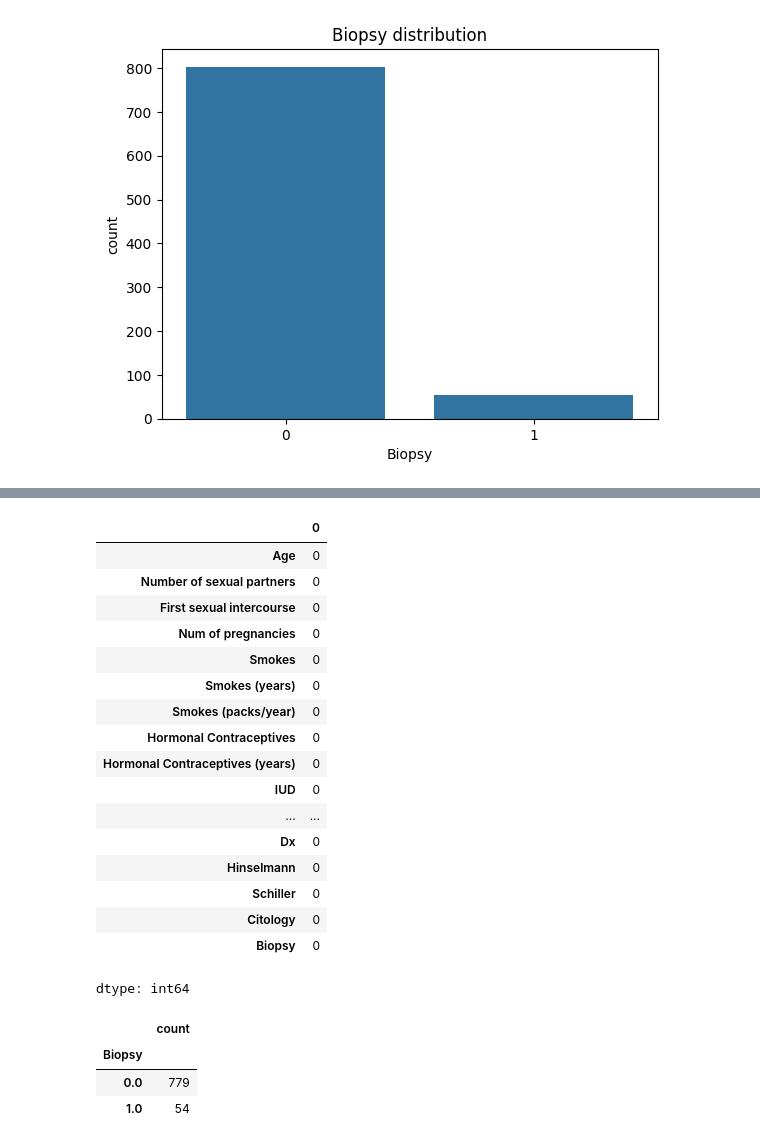
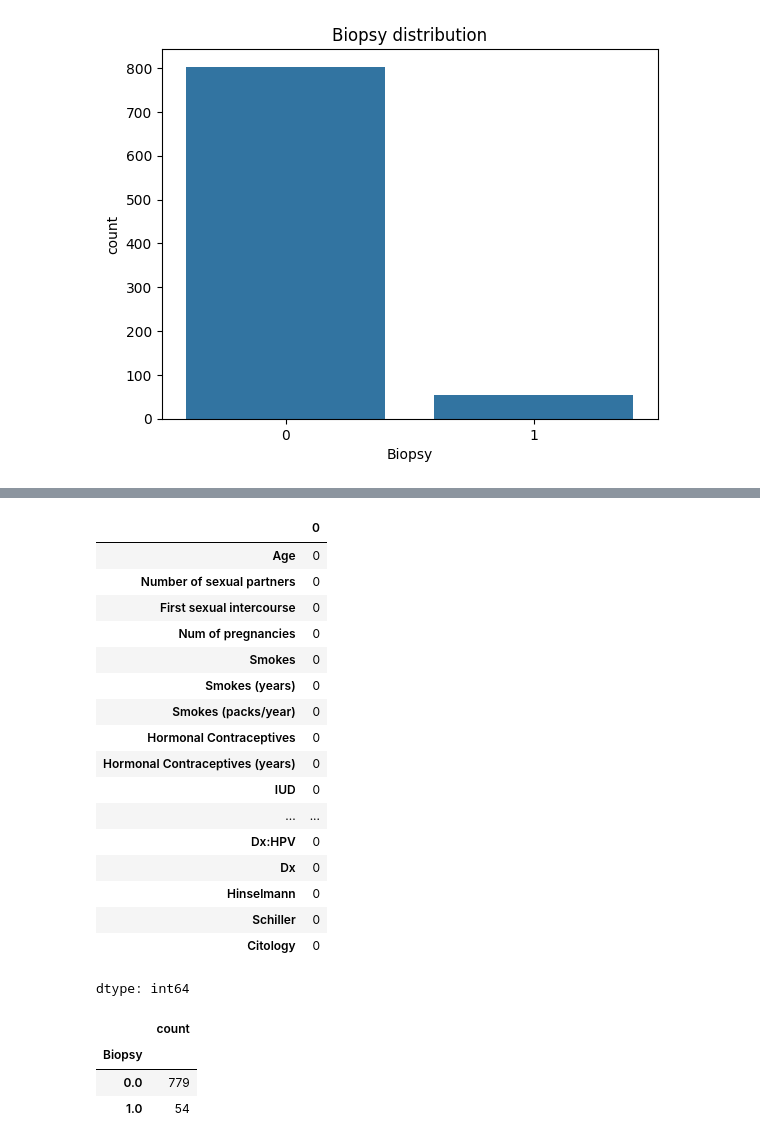
Before and after one commit to marwa189/cervical-cancer-risk-prediction, a Jupyter notebook: eda_and_preprocessing.ipynb, the cells around one changed output, grey strips where cells are left out. Cells and saved outputs as stored; diff of their text form; code cells hidden in the pictures.

```diff
--- a/eda_and_preprocessing.ipynb
+++ b/eda_and_preprocessing.ipynb
@@ -331,36 +344,38 @@ from sklearn.impute import KNNImputer
 
 imputer = KNNImputer(n_neighbors=5)
 
-X_train_imputed = pd.DataFrame(
+X_train = pd.DataFrame(
     imputer.fit_transform(X_train),
     columns=X_train.columns
 )
 
-X_test_imputed = pd.DataFrame(
+X_test = pd.DataFrame(
     imputer.transform(X_test),
     columns=X_test.columns
 )
-# %%
-df_imputed.isna().sum().sort_values(ascending=False)
-# %% [output]
-|  | 0 |
-| Age | 0 |
-| Number of sexual partners | 0 |
-| First sexual intercourse | 0 |
-| Num of pregnancies | 0 |
-| Smokes | 0 |
-| Smokes (years) | 0 |
-| Smokes (packs/year) | 0 |
-| Hormonal Contraceptives | 0 |
-| Hormonal Contraceptives (years) | 0 |
-| IUD | 0 |
-| ... | ... |
-| Dx | 0 |
-| Hinselmann | 0 |
-| Schiller | 0 |
-| Citology | 0 |
-| Biopsy | 0 |
-dtype: int64
+# %%
+# count nas now
+X_train.isna().sum()
+X_test.isna().sum()
+# %% [output]
+|  | 0 |
+| Age | 0 |
+| Number of sexual partners | 0 |
+| First sexual intercourse | 0 |
+| Num of pregnancies | 0 |
+| Smokes | 0 |
+| Smokes (years) | 0 |
+| Smokes (packs/year) | 0 |
+| Hormonal Contraceptives | 0 |
+| Hormonal Contraceptives (years) | 0 |
+| IUD | 0 |
+| ... | ... |
+| Dx:HPV | 0 |
+| Dx | 0 |
+| Hinselmann | 0 |
+| Schiller | 0 |
+| Citology | 0 |
+dtype: int64
 # %%
 # count biopsy imbalance
 df_imputed["Biopsy"].value_counts()
```
Also changed, not shown: parts of 14 cells of this notebook.
